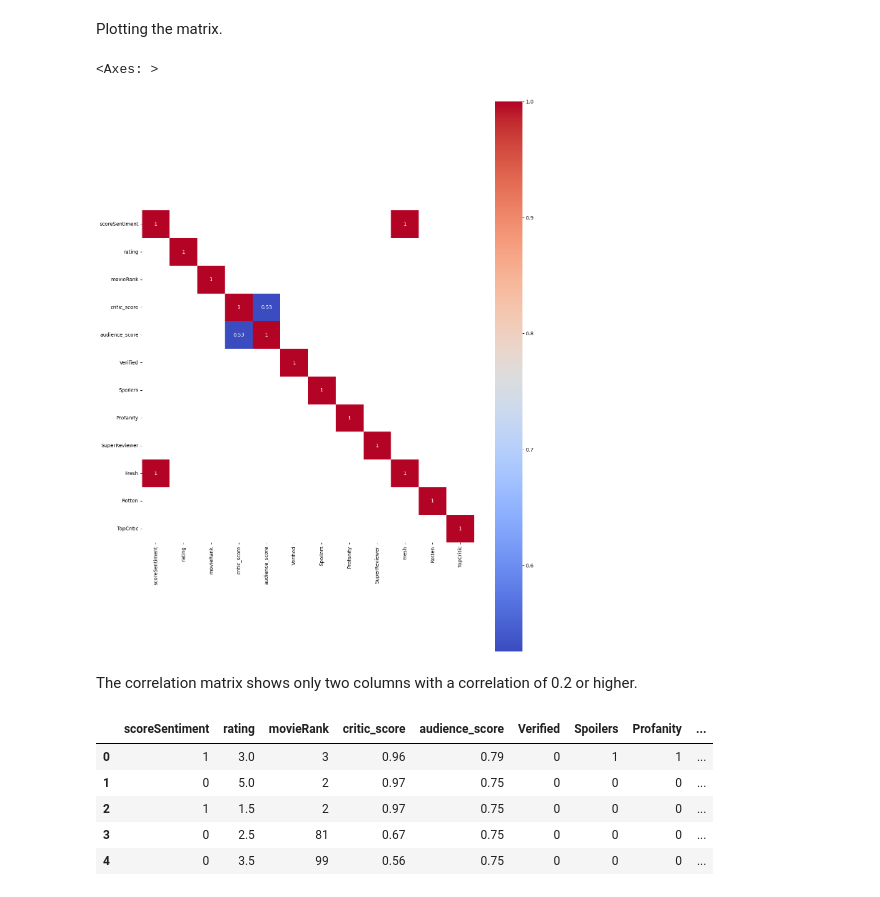
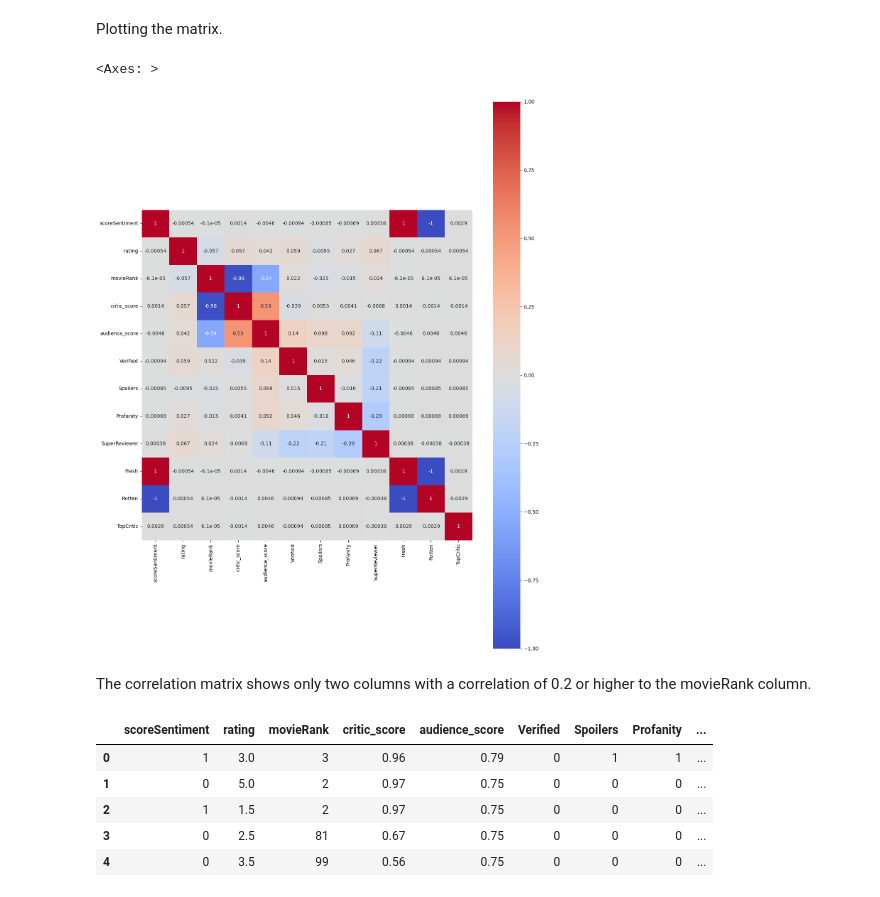
Before and after one commit to osoisi/Data-Science-Projects, a Jupyter notebook: Movie Reviews/Rotten Tomatoes- Movie Reviews.ipynb, the cells around one changed output. Saved outputs shown, nothing was run; the diff lists cells and outputs as text; code cells hidden in the pictures.

```diff
--- a/Movie Reviews/Rotten Tomatoes- Movie Reviews.ipynb
+++ b/Movie Reviews/Rotten Tomatoes- Movie Reviews.ipynb
@@ -542,12 +537,12 @@ import matplotlib.pyplot as plt
 Plotting the matrix.
 # %%
 plt.figure(figsize=(15,20))
-sns.heatmap(df_corr, annot=True, cmap='coolwarm', square=True, mask=mask)
+sns.heatmap(df_corr, annot=True, cmap='coolwarm', square=True)
 # %% [output]
 <Axes: >
-[figure, old version]
+[figure, new version]
 # %% [markdown]
-The correlation matrix shows only two columns with a correlation of 0.2 or higher.
+The correlation matrix shows only two columns with a correlation of 0.2 or higher to the movieRank column.
 # %%
 df_reviews.head()
 # %% [output]
```
Also changed, not shown: parts of 14 cells of this notebook.
